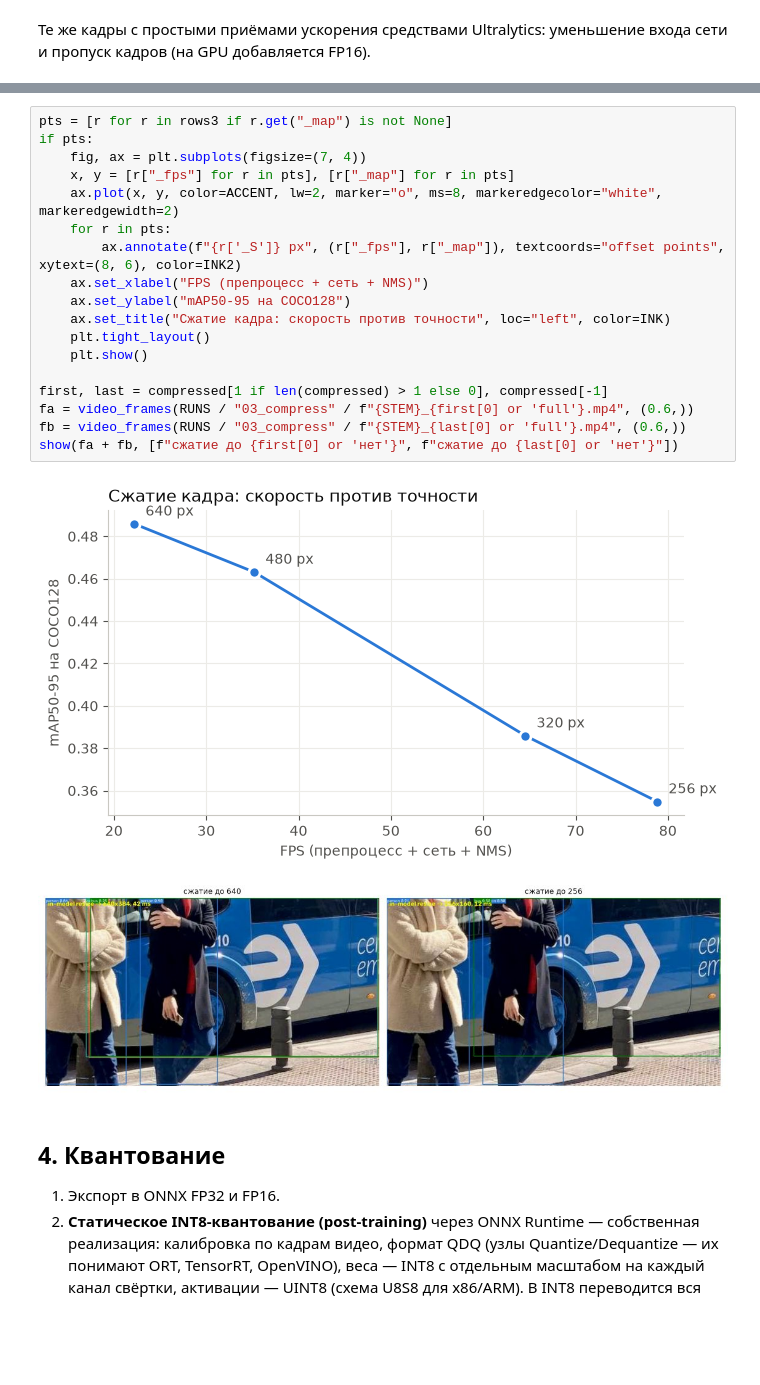
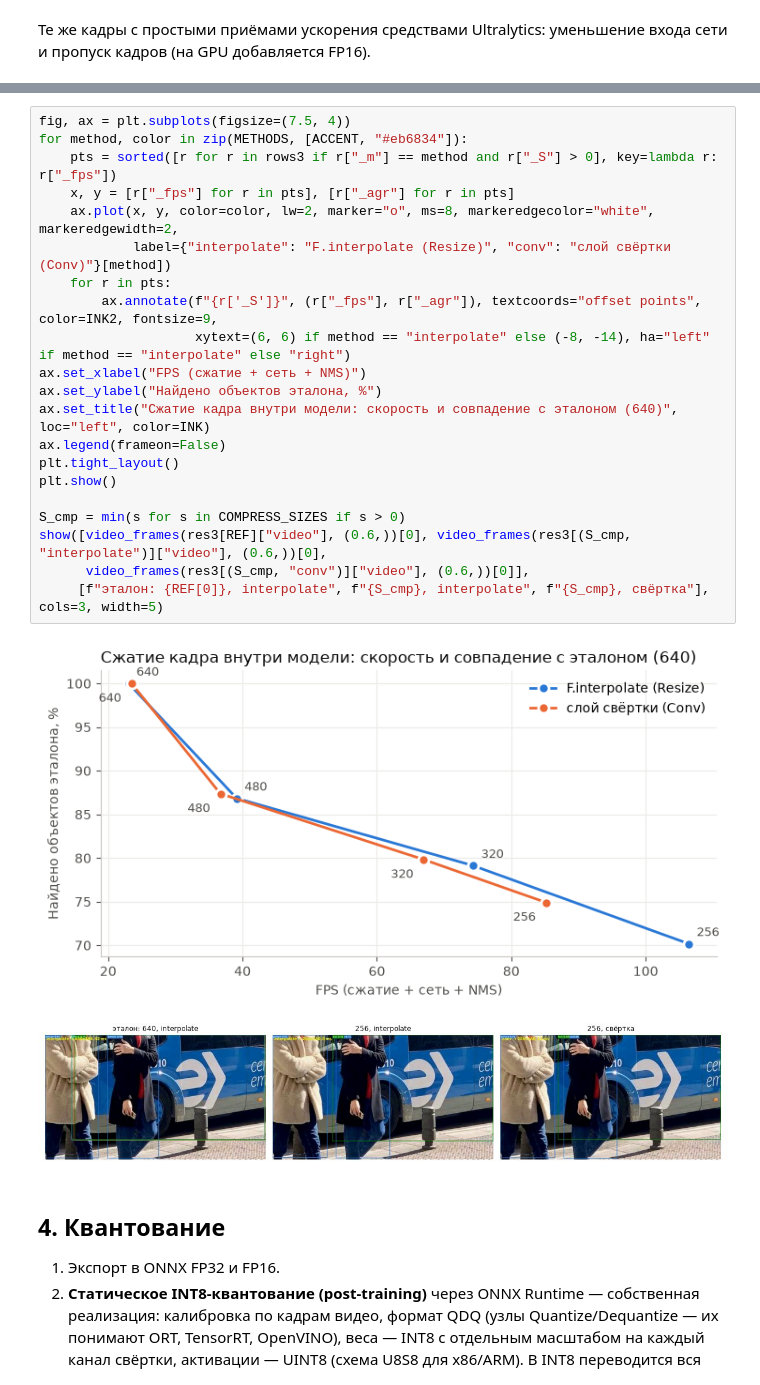
Before and after one commit to seerigorsss/yolo-inference-optimization, a Jupyter notebook: lab1_yolo.ipynb, the cells around one changed output, grey strips where cells are left out. Cells and saved outputs as stored; diff of their text form; blank space fills up the shorter version.

```diff
--- a/lab1_yolo.ipynb
+++ b/lab1_yolo.ipynb
@@ -728,24 +800,27 @@ ONNX Runtime providers: ['CPUExecutionProvider']
 # %%
-pts = [r for r in rows3 if r.get("_map") is not None]
-if pts:
-    fig, ax = plt.subplots(figsize=(7, 4))
-    x, y = [r["_fps"] for r in pts], [r["_map"] for r in pts]
-    ax.plot(x, y, color=ACCENT, lw=2, marker="o", ms=8, markeredgecolor="white", markeredgewidth=2)
+fig, ax = plt.subplots(figsize=(7.5, 4))
+for method, color in zip(METHODS, [ACCENT, "#eb6834"]):
+    pts = sorted([r for r in rows3 if r["_m"] == method and r["_S"] > 0], key=lambda r: r["_fps"])
+    x, y = [r["_fps"] for r in pts], [r["_agr"] for r in pts]
+    ax.plot(x, y, color=color, lw=2, marker="o", ms=8, markeredgecolor="white", markeredgewidth=2,
+            label={"interpolate": "F.interpolate (Resize)", "conv": "слой свёртки (Conv)"}[method])
     for r in pts:
-        ax.annotate(f"{r['_S']} px", (r["_fps"], r["_map"]), textcoords="offset points", xytext=(8, 6), color=INK2)
-    ax.set_xlabel("FPS (препроцесс + сеть + NMS)")
-    ax.set_ylabel("mAP50-95 на COCO128")
-    ax.set_title("Сжатие кадра: скорость против точности", loc="left", color=INK)
-    plt.tight_layout()
-    plt.show()
+        ax.annotate(f"{r['_S']}", (r["_fps"], r["_agr"]), textcoords="offset points", color=INK2, fontsize=9,
+                    xytext=(6, 6) if method == "interpolate" else (-8, -14), ha="left" if method == "interpolate" else "right")
+ax.set_xlabel("FPS (сжатие + сеть + NMS)")
+ax.set_ylabel("Найдено объектов эталона, %")
+ax.set_title("Сжатие кадра внутри модели: скорость и совпадение с эталоном (640)", loc="left", color=INK)
+ax.legend(frameon=False)
+plt.tight_layout()
+plt.show()
 
-first, last = compressed[1 if len(compressed) > 1 else 0], compressed[-1]
-fa = video_frames(RUNS / "03_compress" / f"{STEM}_{first[0] or 'full'}.mp4", (0.6,))
-fb = video_frames(RUNS / "03_compress" / f"{STEM}_{last[0] or 'full'}.mp4", (0.6,))
-show(fa + fb, [f"сжатие до {first[0] or 'нет'}", f"сжатие до {last[0] or 'нет'}"])
+S_cmp = min(s for s in COMPRESS_SIZES if s > 0)
+show([video_frames(res3[REF]["video"], (0.6,))[0], video_frames(res3[(S_cmp, "interpolate")]["video"], (0.6,))[0],
+      video_frames(res3[(S_cmp, "conv")]["video"], (0.6,))[0]],
+     [f"эталон: {REF[0]}, interpolate", f"{S_cmp}, interpolate", f"{S_cmp}, свёртка"], cols=3, width=5)
 # %% [output]
-[figure, old version]
+[figure, new version]
-[figure, old version]
+[figure, new version]
 # %% [markdown]
 ## 4. Квантование
 
```
Also changed, not shown: parts of 16 cells of this notebook, 5 other files.
